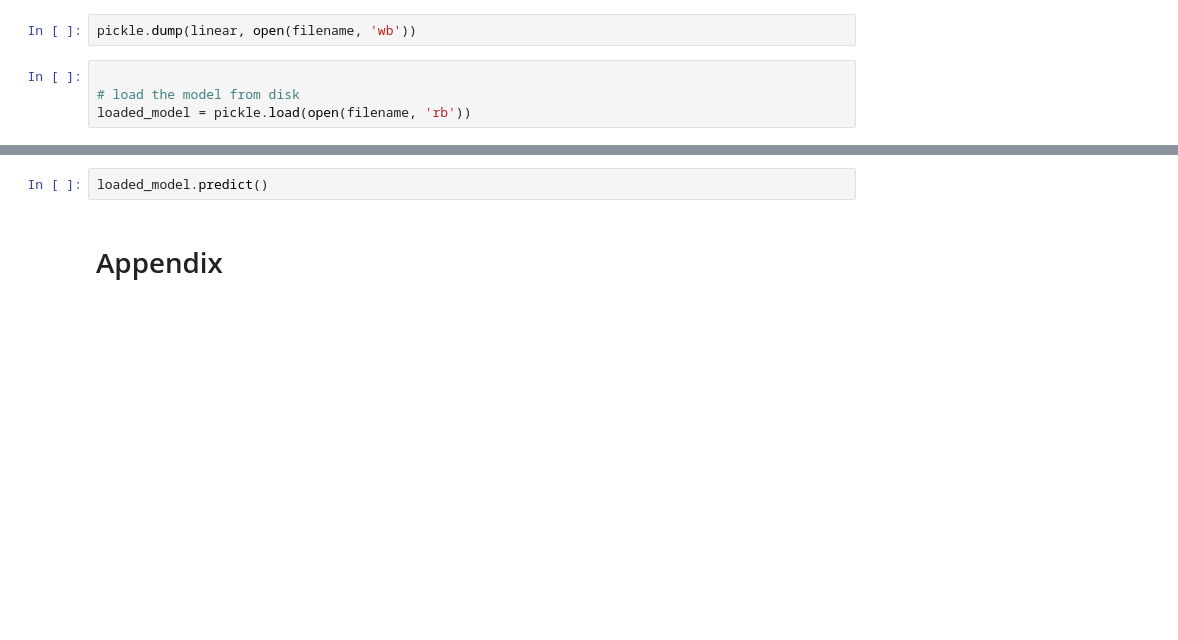
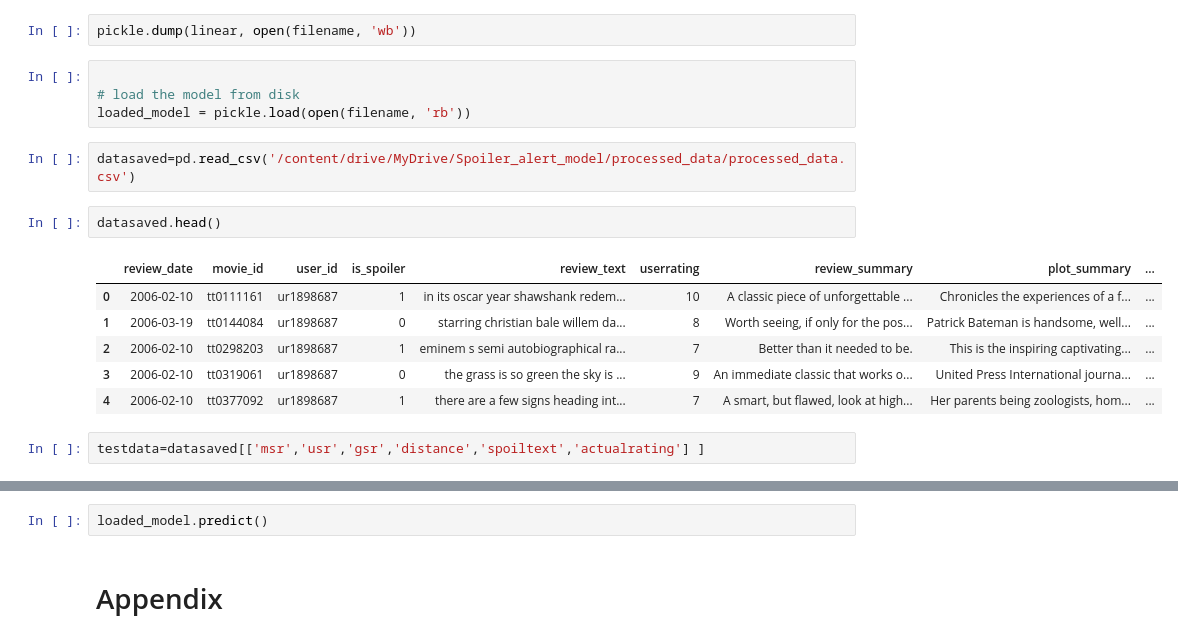
Before and after one commit to rahvlrawat/Spoiler-Classification-Recommendation-System, a Jupyter notebook: Spoiler_Alert.ipynb, the cells around one changed output, grey strips where cells are left out. Saved outputs shown, nothing was run; the diff lists cells and outputs as text; blank space fills up the shorter version.

```diff
--- a/Spoiler_Alert.ipynb
+++ b/Spoiler_Alert.ipynb
@@ -989,3 +990,16 @@ pickle.dump(linear, open(filename, 'wb'))
 
 # load the model from disk
 loaded_model = pickle.load(open(filename, 'rb'))
+# %%
+datasaved=pd.read_csv('/content/drive/MyDrive/Spoiler_alert_model/processed_data/processed_data.csv')
+# %%
+datasaved.head()
+# %% [output]
+|  | review_date | movie_id | user_id | is_spoiler | review_text | userrating | review_summary | plot_summary | ... |
+| 0 | 2006-02-10 | tt0111161 | ur1898687 | 1 | in its oscar year shawshank redem... | 10 | A classic piece of unforgettable ... | Chronicles the experiences of a f... | ... |
+| 1 | 2006-03-19 | tt0144084 | ur1898687 | 0 | starring christian bale willem da... | 8 | Worth seeing, if only for the pos... | Patrick Bateman is handsome, well... | ... |
+| 2 | 2006-02-10 | tt0298203 | ur1898687 | 1 | eminem s semi autobiographical ra... | 7 | Better than it needed to be. | This is the inspiring captivating... | ... |
+| 3 | 2006-02-10 | tt0319061 | ur1898687 | 0 | the grass is so green the sky is ... | 9 | An immediate classic that works o... | United Press International journa... | ... |
+| 4 | 2006-02-10 | tt0377092 | ur1898687 | 1 | there are a few signs heading int... | 7 | A smart, but flawed, look at high... | Her parents being zoologists, hom... | ... |
+# %%
+testdata=datasaved[['msr','usr','gsr','distance','spoiltext','actualrating'] ]
```
Also changed, not shown: parts of 11 cells of this notebook.
